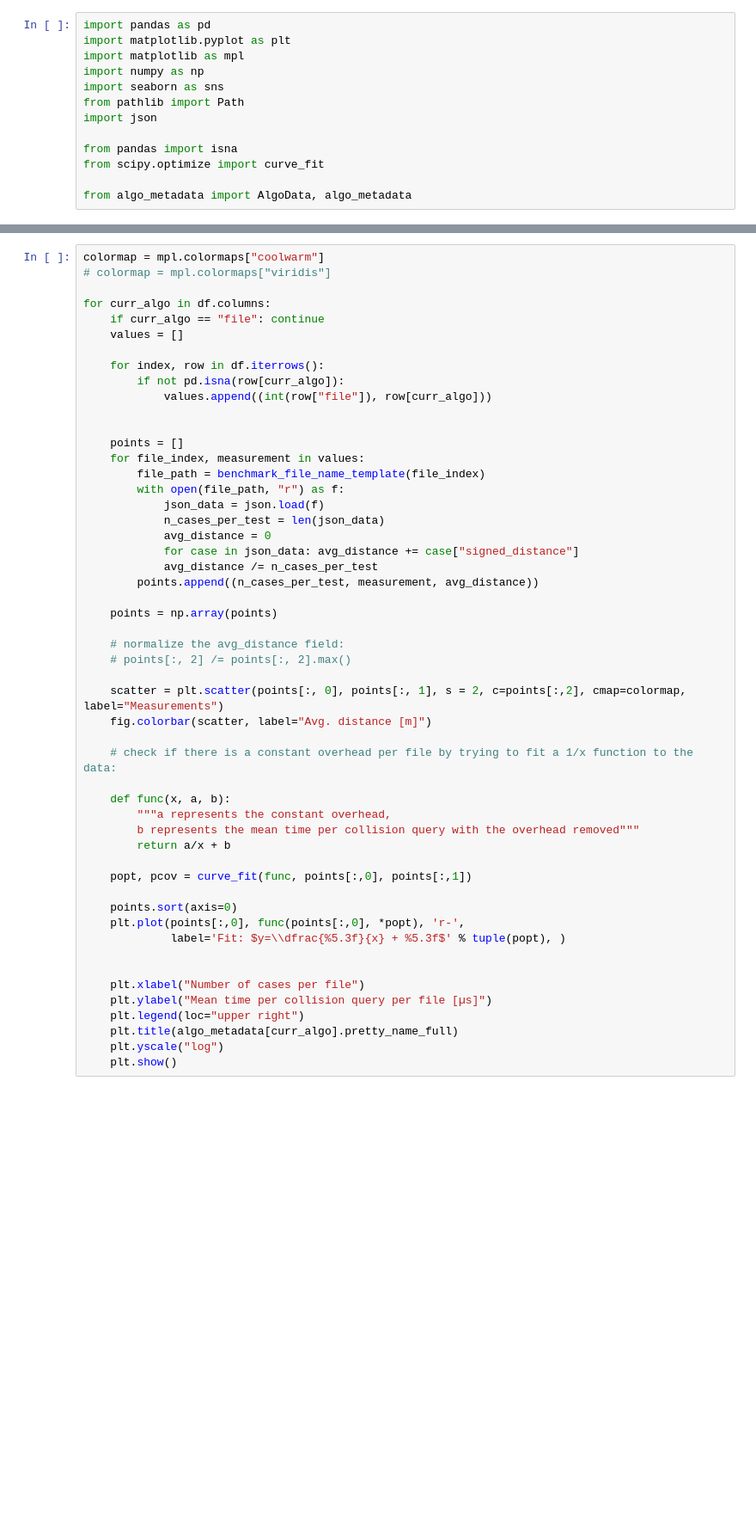
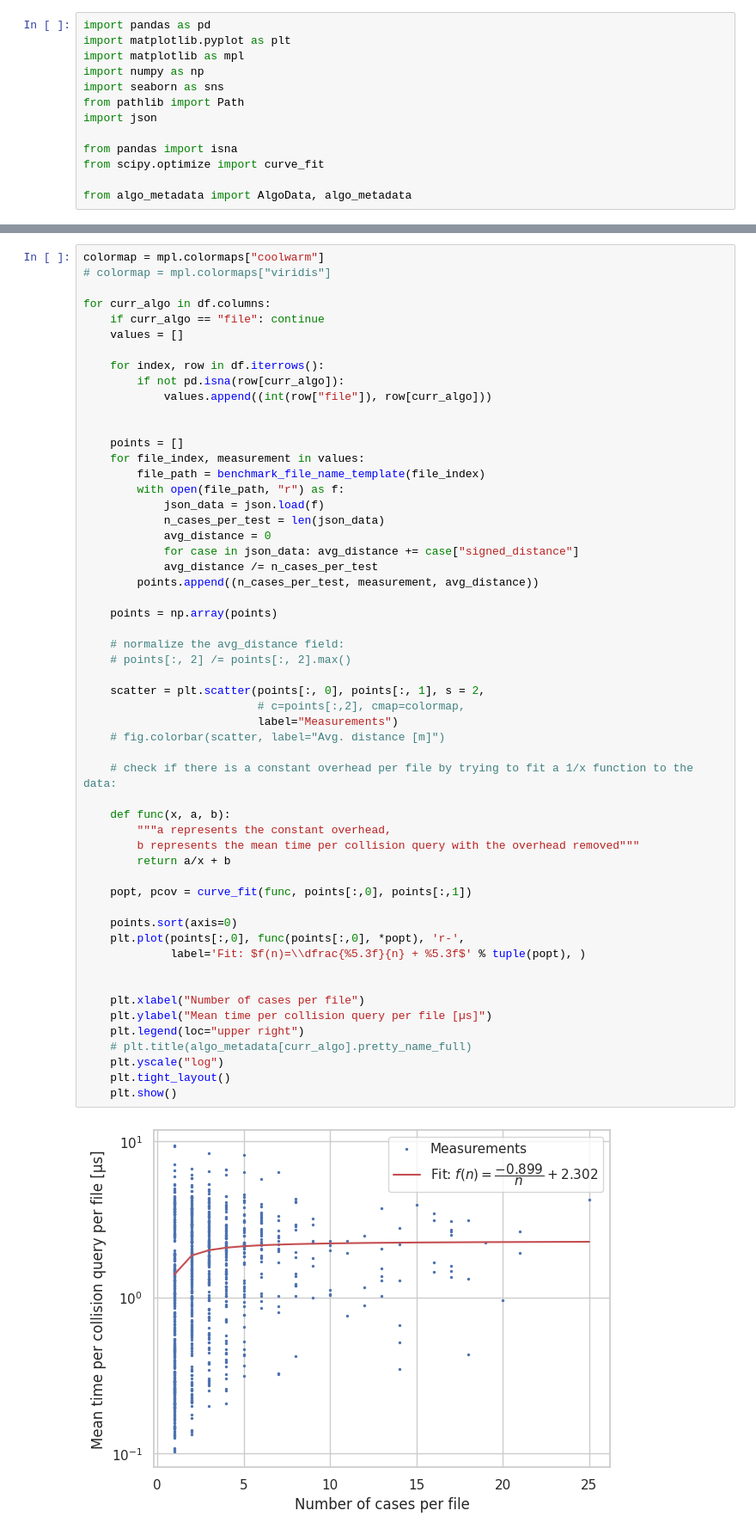
Before and after one commit to ThiloU/collision-comparison, a Jupyter notebook: compare-python/analyze_new/analysis.ipynb, the cells around one changed output, grey strips where cells are left out. Shown at 86% size. Saved outputs shown, nothing was run; the diff lists cells and outputs as text; blank space fills up the shorter version.

```diff
--- a/compare-python/analyze_new/analysis.ipynb
+++ b/compare-python/analyze_new/analysis.ipynb
@@ -147,34 +152,38 @@ for curr_algo in df.columns:
             avg_distance = 0
             for case in json_data: avg_distance += case["signed_distance"]
             avg_distance /= n_cases_per_test
         points.append((n_cases_per_test, measurement, avg_distance))
 
     points = np.array(points)
 
     # normalize the avg_distance field:
     # points[:, 2] /= points[:, 2].max()
 
-    scatter = plt.scatter(points[:, 0], points[:, 1], s = 2, c=points[:,2], cmap=colormap, label="Measurements")
-    fig.colorbar(scatter, label="Avg. distance [m]")
+    scatter = plt.scatter(points[:, 0], points[:, 1], s = 2,
+                          # c=points[:,2], cmap=colormap,
+                          label="Measurements")
+    # fig.colorbar(scatter, label="Avg. distance [m]")
 
     # check if there is a constant overhead per file by trying to fit a 1/x function to the data:
 
     def func(x, a, b):
         """a represents the constant overhead,
         b represents the mean time per collision query with the overhead removed"""
         return a/x + b
 
     popt, pcov = curve_fit(func, points[:,0], points[:,1])
 
     points.sort(axis=0)
     plt.plot(points[:,0], func(points[:,0], *popt), 'r-',
-             label='Fit: $y=\\dfrac{%5.3f}{x} + %5.3f$' % tuple(popt), )
+             label='Fit: $f(n)=\\dfrac{%5.3f}{n} + %5.3f$' % tuple(popt), )
 
 
     plt.xlabel("Number of cases per file")
     plt.ylabel("Mean time per collision query per file [µs]")
     plt.legend(loc="upper right")
-    plt.title(algo_metadata[curr_algo].pretty_name_full)
+    # plt.title(algo_metadata[curr_algo].pretty_name_full)
     plt.yscale("log")
+    plt.tight_layout()
     plt.show()
 # %% [output]
+[figure, added]
```
Also changed, not shown: parts of 4 cells of this notebook, 3 other files.
